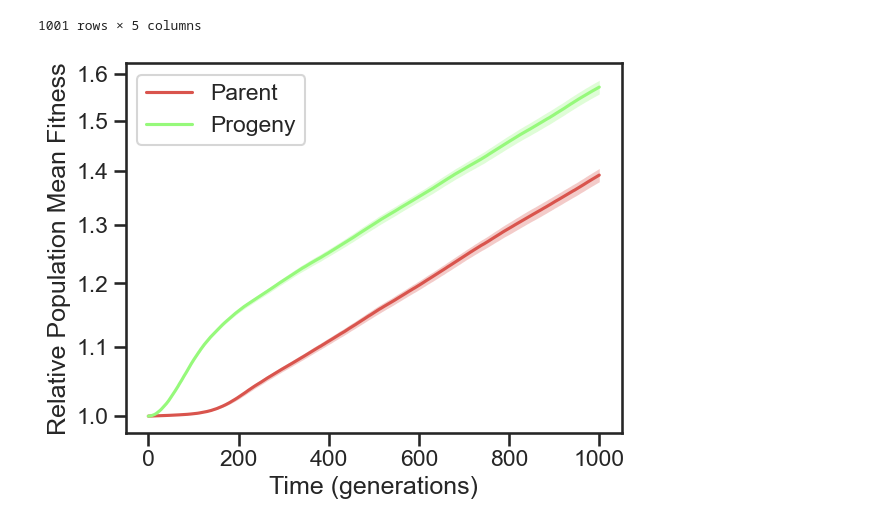
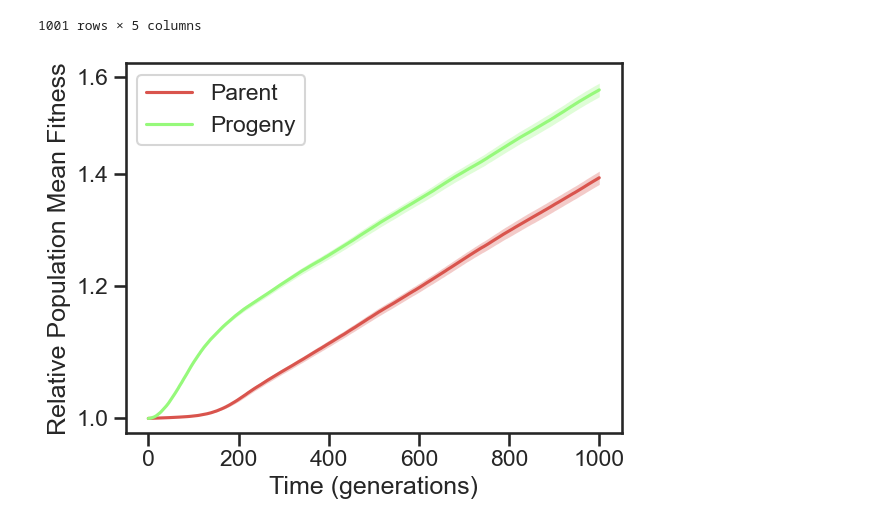
Before and after one commit to rbazev/sex_amitosis_evolvability, a Jupyter notebook: Figure_5.ipynb, the cells around one changed output. Cells and saved outputs as stored; diff of their text form; code cells hidden in the pictures.

```diff
--- a/Figure_5.ipynb
+++ b/Figure_5.ipynb
@@ -46,18 +46,20 @@ data
 # %%
 nReps = 100
 w1 = data['par_fitness_mean'] / data['par_fitness_mean'][0]
 w2 = data['pro_fitness_mean'] / data['pro_fitness_mean'][0]
 rv = t(nReps-1)
 tq = rv.ppf(.975)
 w1ci = tq * (data['par_fitness_std'] / data['par_fitness_mean'][0]) / np.sqrt(nReps)
 w2ci = tq * (data['pro_fitness_std'] / data['pro_fitness_mean'][0]) / np.sqrt(nReps)
 plt.semilogy(data['generation'], w1, label='Parent', color=red)
 plt.fill_between(data['generation'], w1 - w1ci, w1 + w1ci, alpha=.3, color=red, lw=.001)
 plt.plot(data['generation'], w2, label='Progeny', color=gre)
 plt.fill_between(data['generation'], w2 - w2ci, w2 + w2ci, alpha=.3, color=gre, lw=.001)
-plt.yticks(ticks=np.arange(1, 1.61, .1), labels=np.arange(1, 1.61, .1).round(2))
+plt.yticks(ticks=np.arange(1, 1.61, .2), labels=np.arange(1, 1.61, .2).round(2))
+plt.ylim(.98, 1.63)
+plt.minorticks_off()
 plt.ylabel('Relative Population Mean Fitness')
 plt.xlabel('Time (generations)')
 plt.legend();
 # %% [output]
-[figure, old version]
+[figure, new version]
```
